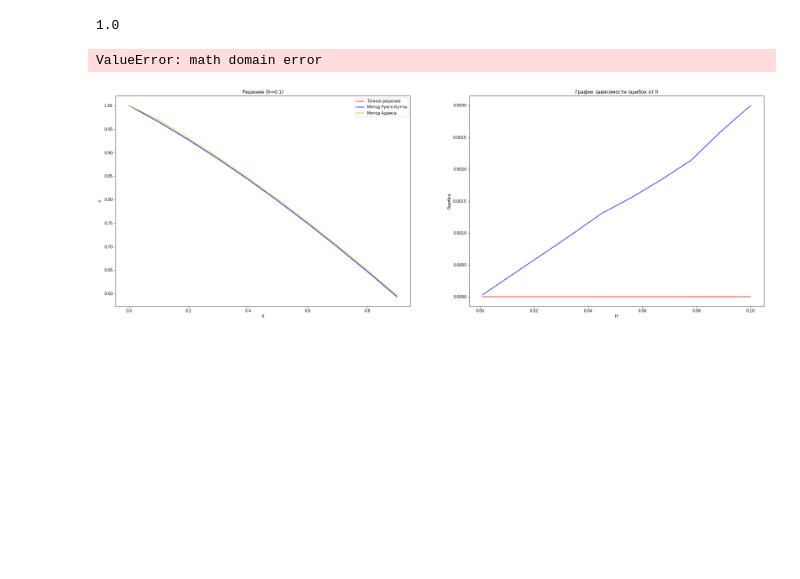
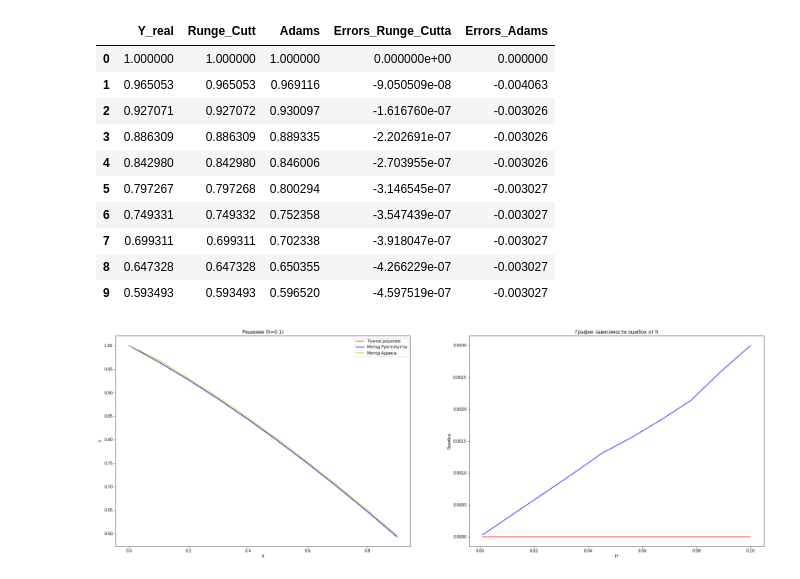
Before and after one commit to yaroslavklymchuk/Algorithms, a Jupyter notebook: Numerical_methods/Differential equations_Coshie_Task/Runge_Cutt_and_Adams.ipynb, the cells around one changed output. Drawn from its saved outputs; the diff is of its cells as text; code cells hidden in the pictures; blank space fills up the shorter version.

```diff
--- a/Numerical_methods/Differential equations_Coshie_Task/Runge_Cutt_and_Adams.ipynb
+++ b/Numerical_methods/Differential equations_Coshie_Task/Runge_Cutt_and_Adams.ipynb
@@ -5,6 +5,7 @@ import matplotlib.pyplot as plt
 import math
 import numpy as np
 import pandas as pd
+%matplotlib inline
 
 def error(y_true, y_pred):
     return [(el - el1) for el, el1 in zip(y_true, y_pred)]
@@ -66,47 +67,45 @@ def adams_4(func, h, x0, y0):
 func = lambda x, y: (3*y - x - 4) / (3*x + 3)
 y_real = lambda x: 1 - (x+1)*math.log(math.fabs(x+1)) / 3
 
 
 X = get_X(0, 0.1)
 answers = [y_real(i) for i in X]
 
 H = np.linspace(0.001, 0.1, 10)
 predictions_runge_cutta = [runge_cutta_4(func, h, 0, 1) for h in H]
 errors_runge_cutta = error(answers, runge_cutta_4(func, 0.1, 0, 1))
 errors_runge_cutta_h = [error_([y_real(i) for i in get_X(0, h)],
                                predictions_runge_cutta[i], h) for i, h in enumerate(H)]
 
 
 
 predictions_adams = [adams_4(func, h, 0, 1) for h in H]
 errors_adams = error(answers, adams_4(func, 0.1, 0, 1))
 errors_adams_h = [error_([y_real(i) for i in get_X(0, h)],
                                predictions_adams[i], h) for i, h in enumerate(H)]
 
 
 frame = pd.DataFrame(columns=['Y_real', 'Runge_Cutt', 'Adams', 'Errors_Runge_Cutta', 'Errors_Adams'])
 frame['Y_real'] = pd.Series(answers)
 frame['Runge_Cutt'] = pd.Series(runge_cutta_4(func, 0.1, 0, 1))
 frame['Adams'] = pd.Series(adams_4(func, 0.1, 0, 1))
 frame['Errors_Runge_Cutta'] = pd.Series(errors_runge_cutta)
 frame['Errors_Adams'] = pd.Series(errors_adams)
 frame.to_csv('results.csv', index = False)
 
-plt.title('Решение (h=0.1)')
-plt.plot(X, answers, 'r', X, runge_cutta_4(func, 0.1, 0, 1), 'b', X, adams_4(func, 0.1, 0, 1), 'y')
-plt.legend(['Точное решение', 'Метод Рунге-Кутты', 'Метод Адамса'])
-plt.xlabel('X')
-plt.ylabel('Y')
-plt.show()
-plt.title('График зависимости ошибок от h')
-plt.plot(H, errors_runge_cutta_h, 'y', H, errors_adams_h, 'b')
-plt.legend(['Ошибка метода Рунге-Кутта', 'Ошибка метода Адамса'])
-plt.xlabel('H')
-plt.ylabel('Ошибка')
-plt.show()
+frame
 # %% [output]
-1.0
-ValueError: math domain error
+|  | Y_real | Runge_Cutt | Adams | Errors_Runge_Cutta | Errors_Adams |
+| 0 | 1.000000 | 1.000000 | 1.000000 | 0.000000e+00 | 0.000000 |
+| 1 | 0.965053 | 0.965053 | 0.969116 | -9.050509e-08 | -0.004063 |
+| 2 | 0.927071 | 0.927072 | 0.930097 | -1.616760e-07 | -0.003026 |
+| 3 | 0.886309 | 0.886309 | 0.889335 | -2.202691e-07 | -0.003026 |
+| 4 | 0.842980 | 0.842980 | 0.846006 | -2.703955e-07 | -0.003026 |
+| 5 | 0.797267 | 0.797268 | 0.800294 | -3.146545e-07 | -0.003027 |
+| 6 | 0.749331 | 0.749332 | 0.752358 | -3.547439e-07 | -0.003027 |
+| 7 | 0.699311 | 0.699311 | 0.702338 | -3.918047e-07 | -0.003027 |
+| 8 | 0.647328 | 0.647328 | 0.650355 | -4.266229e-07 | -0.003027 |
+| 9 | 0.593493 | 0.593493 | 0.596520 | -4.597519e-07 | -0.003027 |
 # %%
 #frame.to_csv('results.csv', index = False)
 titles = ['Решение (h=0.1)', 'График зависимости ошибок от h']
```
Also changed, not shown: 1 other file.
